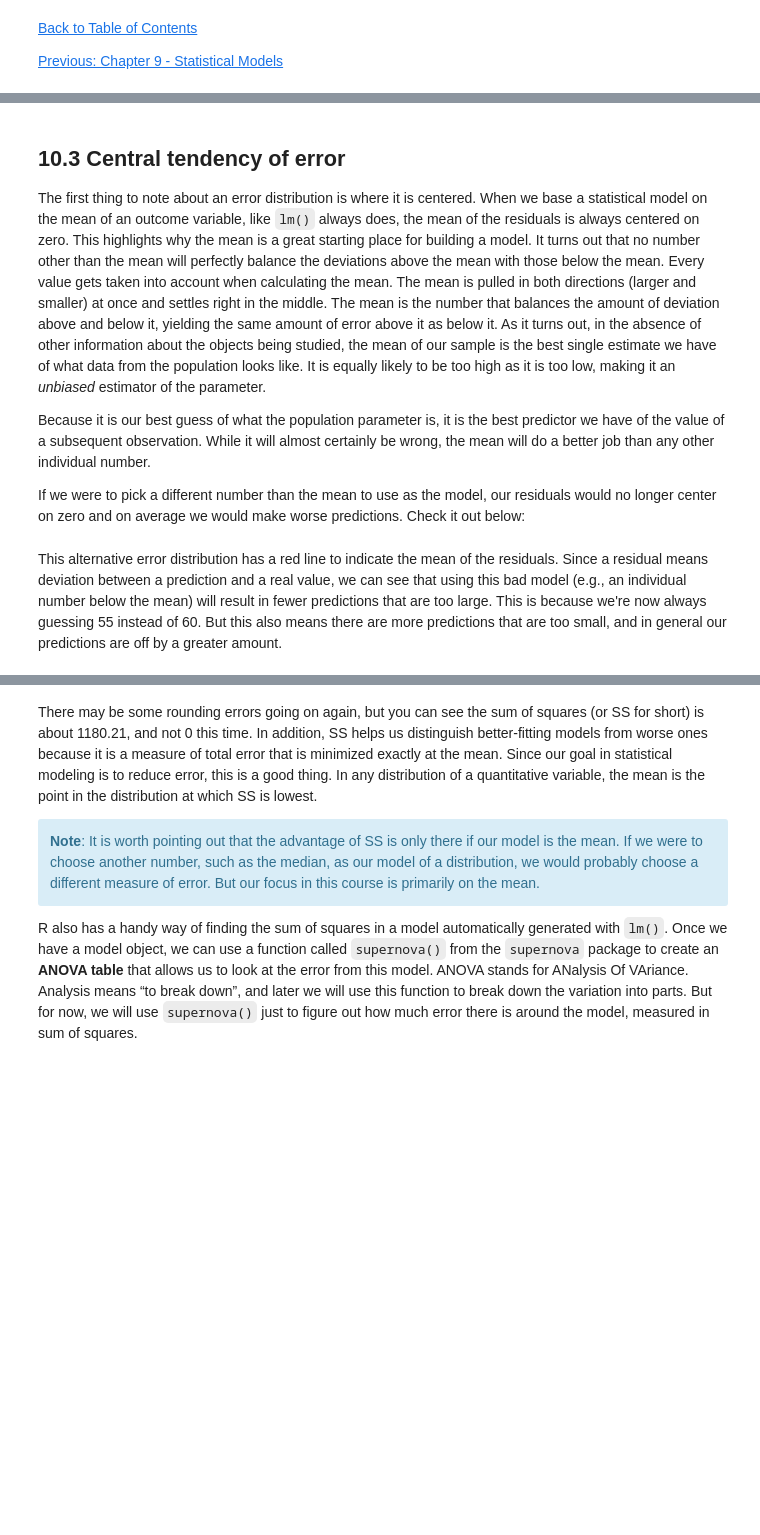
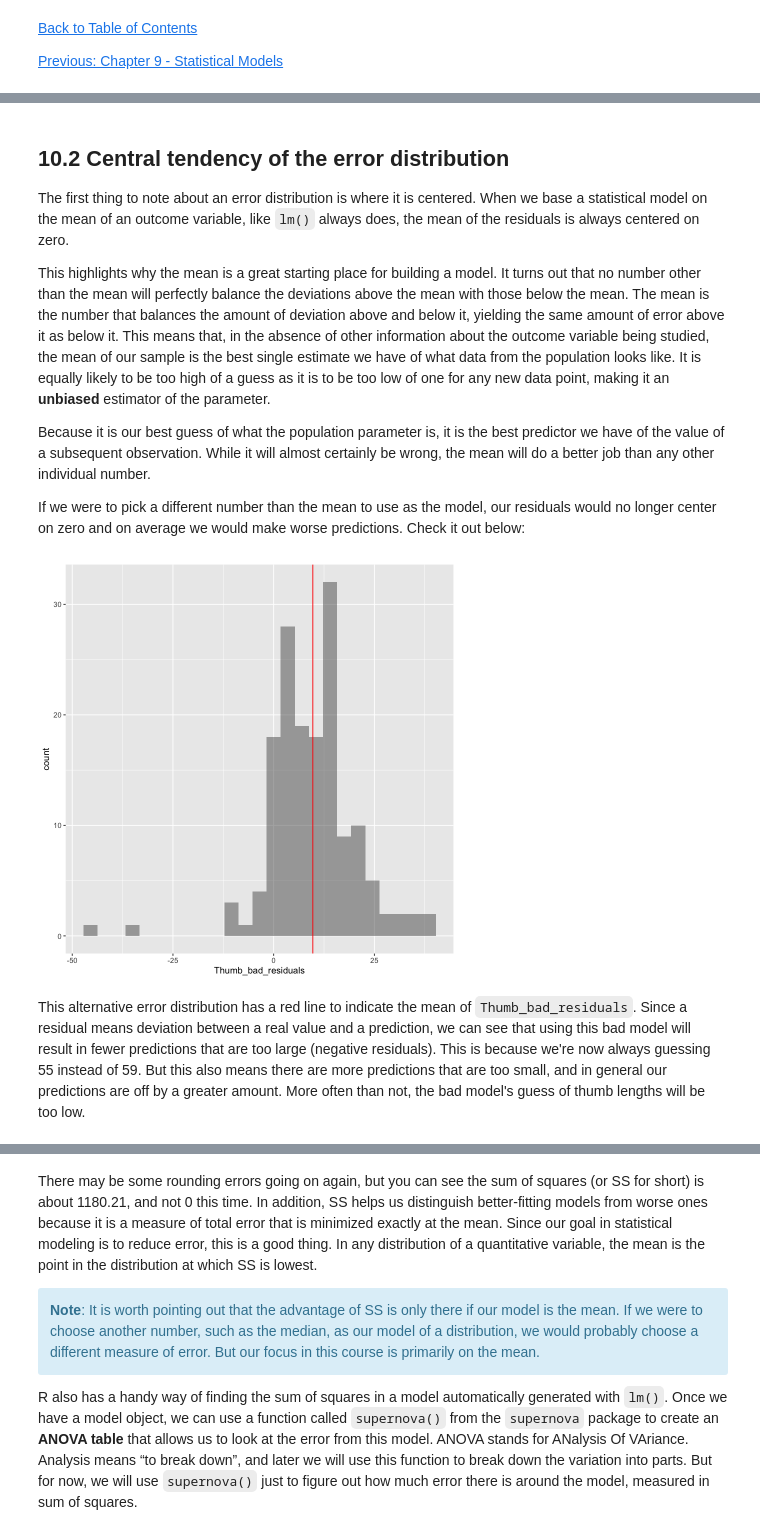
Before and after one commit to smburns47/Psyc158, a Jupyter notebook: chapter-10.ipynb, the cells around one changed output, grey strips where cells are left out. Saved outputs shown, nothing was run; the diff lists cells and outputs as text; code cells hidden in the pictures; blank space fills up the shorter version.

````diff
--- a/chapter-10.ipynb
+++ b/chapter-10.ipynb
@@ -45,18 +75,21 @@ gf_histogram( ~ Thumb_residuals, data = fingers) %>%
 # %% [markdown]
-## 10.3 Central tendency of error
+## 10.2 Central tendency of the error distribution
 
-The first thing to note about an error distribution is where it is centered. When we base a statistical model on the mean of an outcome variable, like ```lm()``` always does, the mean of the residuals is always centered on zero. This highlights why the mean is a great starting place for building a model. It turns out that no number other than the mean will perfectly balance the deviations above the mean with those below the mean. Every value gets taken into account when calculating the mean. The mean is pulled in both directions (larger and smaller) at once and settles right in the middle. The mean is the number that balances the amount of deviation above and below it, yielding the same amount of error above it as below it. As it turns out, in the absence of other information about the objects being studied, the mean of our sample is the best single estimate we have of what data from the population looks like. It is equally likely to be too high as it is too low, making it an *unbiased* estimator of the parameter.
+The first thing to note about an error distribution is where it is centered. When we base a statistical model on the mean of an outcome variable, like ```lm()``` always does, the mean of the residuals is always centered on zero.
+
+This highlights why the mean is a great starting place for building a model. It turns out that no number other than the mean will perfectly balance the deviations above the mean with those below the mean. The mean is the number that balances the amount of deviation above and below it, yielding the same amount of error above it as below it. This means that, in the absence of other information about the outcome variable being studied, the mean of our sample is the best single estimate we have of what data from the population looks like. It is equally likely to be too high of a guess as it is to be too low of one for any new data point, making it an **unbiased** estimator of the parameter.
 
 Because it is our best guess of what the population parameter is, it is the best predictor we have of the value of a subsequent observation. While it will almost certainly be wrong, the mean will do a better job than any other individual number.
 
 If we were to pick a different number than the mean to use as the model, our residuals would no longer center on zero and on average we would make worse predictions. Check it out below:
 # %%
-not_the_mean <- 55
+not_the_mean <- 50
 
-fingers$Thumb_bad_residuals <-  fingers$Thumb - not_the_mean
-gf_histogram( ~ Thumb_bad_residuals, data = fingers) %>%
-  gf_vline(., xintercept = mean(fingers$Thumb_residuals)) %>%
-  gf_vline(., xintercept = mean(fingers$Thumb_bad_residuals), color = "red")
+studentdata$Thumb_bad_residuals <-  studentdata$Thumb - not_the_mean
+gf_histogram( ~ Thumb_bad_residuals, data = studentdata) %>%
+  gf_vline(., xintercept = mean(studentdata$Thumb_bad_residuals), color = "red")
+# %% [output]
+[figure, added]
 # %% [markdown]
-This alternative error distribution has a red line to indicate the mean of the residuals. Since a residual means deviation between a prediction and a real value, we can see that using this bad model (e.g., an individual number below the mean) will result in fewer predictions that are too large. This is because we're now always guessing 55 instead of 60. But this also means there are more predictions that are too small, and in general our predictions are off by a greater amount.
+This alternative error distribution has a red line to indicate the mean of ```Thumb_bad_residuals```. Since a residual means deviation between a real value and a prediction, we can see that using this bad model will result in fewer predictions that are too large (negative residuals). This is because we're now always guessing 55 instead of 59. But this also means there are more predictions that are too small, and in general our predictions are off by a greater amount. More often than not, the bad model's guess of thumb lengths will be too low.
 # %% [markdown]
````
Also changed, not shown: parts of 14 cells of this notebook, 4 other files.
